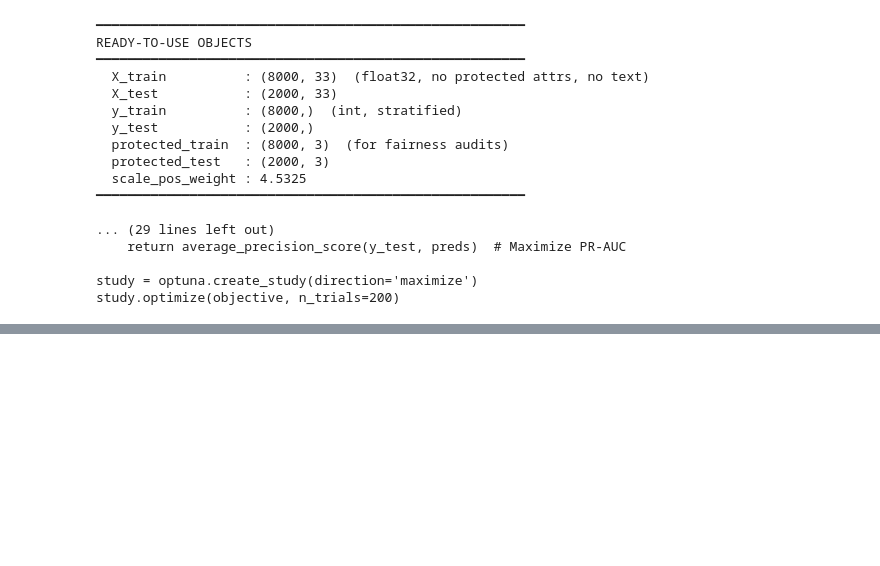
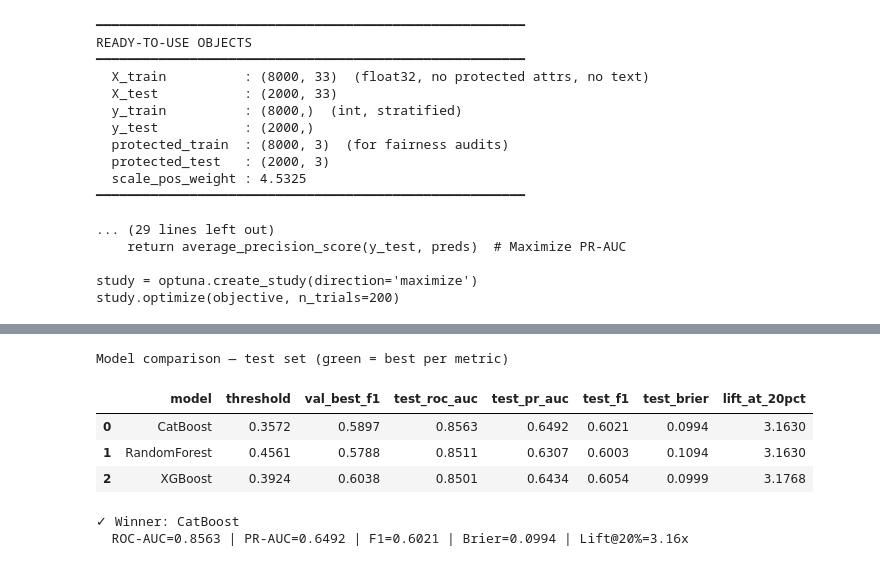
Before and after one commit to supriyakommini/hackathonxxxxx, a Jupyter notebook: HR_Attrition_XGBoost_Prep.ipynb, the cells around one changed output, grey strips where cells are left out. Cells and saved outputs as stored; diff of their text form; code cells hidden in the pictures; blank space fills up the shorter version.

```diff
--- a/HR_Attrition_XGBoost_Prep.ipynb
+++ b/HR_Attrition_XGBoost_Prep.ipynb
@@ -666,0 +1219,42 @@ study.optimize(objective, n_trials=200)
+# %%
+# ── Cell 17 | Comparison table & winner ─────────────────────────────────────
+evaluation_df = (
+    pd.DataFrame(evaluation_rows)
+    .sort_values("test_roc_auc", ascending=False)
+    .reset_index(drop=True)
+)
+
+display(
+    evaluation_df.style
+    .highlight_max(axis=0, subset=["test_roc_auc", "test_pr_auc", "test_f1", "lift_at_20pct"],
+                   props="background-color: #EAF3DE; color: #27500A; font-weight: 500;")
+    .highlight_min(axis=0, subset=["test_brier"],
+                   props="background-color: #EAF3DE; color: #27500A; font-weight: 500;")
+    .format({c: "{:.4f}" for c in evaluation_df.select_dtypes(float).columns})
+    .set_caption("Model comparison — test set (green = best per metric)")
+)
+
+# Winner: primary sort ROC-AUC, secondary PR-AUC, tertiary F1
+winner_row = (
+    evaluation_df
+    .sort_values(["test_roc_auc", "test_pr_auc", "test_f1"], ascending=False)
+    .iloc[0]
+)
+WINNER_MODEL_NAME = winner_row["model"]
+WINNER_MODEL      = models_dict[WINNER_MODEL_NAME]
+WINNER_THRESHOLD  = winner_row["threshold"]
+
+print(f"\n✓ Winner: {WINNER_MODEL_NAME}")
+print(f"  ROC-AUC={winner_row['test_roc_auc']:.4f} | "
+      f"PR-AUC={winner_row['test_pr_auc']:.4f} | "
+      f"F1={winner_row['test_f1']:.4f} | "
+      f"Brier={winner_row['test_brier']:.4f} | "
+      f"Lift@20%={winner_row['lift_at_20pct']:.2f}x")
+# %% [output]
+Model comparison — test set (green = best per metric)
+|  | model | threshold | val_best_f1 | test_roc_auc | test_pr_auc | test_f1 | test_brier | lift_at_20pct |
+| 0 | CatBoost | 0.3572 | 0.5897 | 0.8563 | 0.6492 | 0.6021 | 0.0994 | 3.1630 |
+| 1 | RandomForest | 0.4561 | 0.5788 | 0.8511 | 0.6307 | 0.6003 | 0.1094 | 3.1630 |
+| 2 | XGBoost | 0.3924 | 0.6038 | 0.8501 | 0.6434 | 0.6054 | 0.0999 | 3.1768 |
+✓ Winner: CatBoost
+  ROC-AUC=0.8563 | PR-AUC=0.6492 | F1=0.6021 | Brier=0.0994 | Lift@20%=3.16x
```
Also changed, not shown: parts of 11 cells of this notebook, 18 other files.
